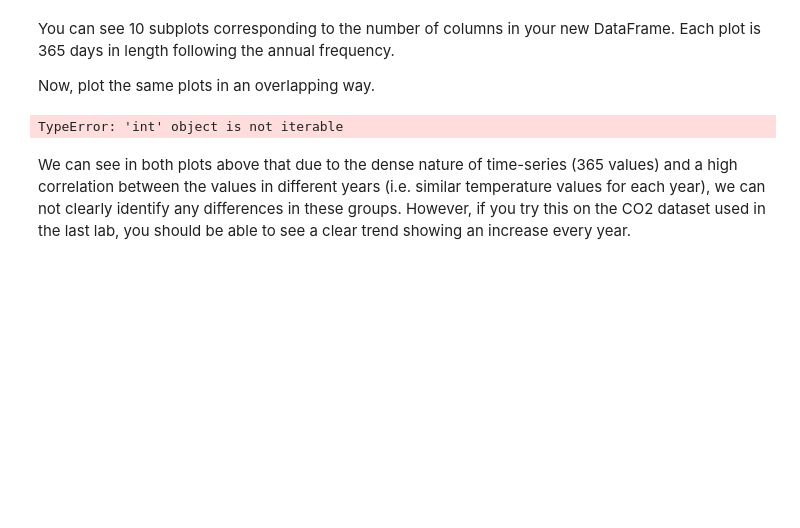
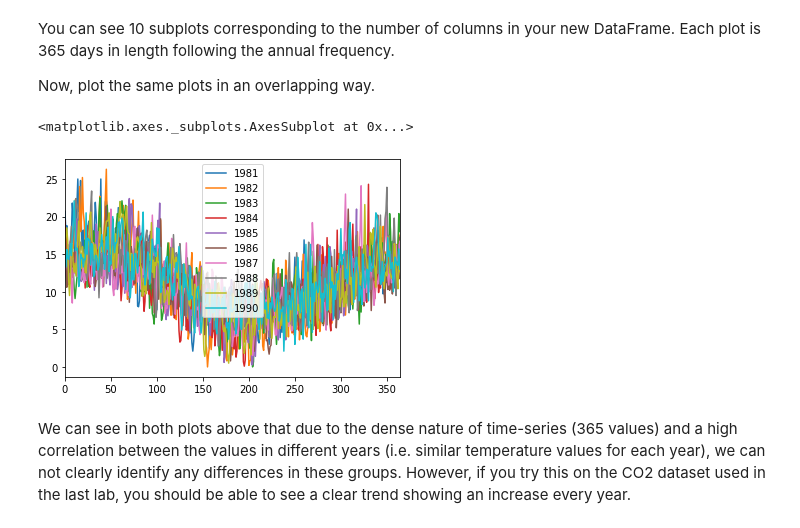
Before and after one commit to kathrinv/dsc-visualizing-time-series-data-lab-nyc-ds-082619, a Jupyter notebook: index.ipynb, the cells around one changed output. Saved outputs shown, nothing was run; the diff lists cells and outputs as text; code cells hidden in the pictures; blank space fills up the shorter version.

```diff
--- a/index.ipynb
+++ b/index.ipynb
@@ -103,11 +103,11 @@ temp_annual.plot(figsize = (22, 15), subplots=True);
 You can see 10 subplots corresponding to the number of columns in your new DataFrame. Each plot is 365 days in length following the annual frequency.
 
 Now, plot the same plots in an overlapping way.
-# %%
-for yr, group in temp_annual:
-    plt.plot(group.values.ravel())
-# %% [output]
-TypeError: 'int' object is not iterable
+# %%
+temp_annual.plot()
+# %% [output]
+<matplotlib.axes._subplots.AxesSubplot at 0x...>
+[figure, added]
 # %% [markdown]
 We can see in both plots above that due to the dense nature of time-series (365 values) and a high correlation between the values in different years (i.e. similar temperature values for each year), we can not clearly identify any differences in these groups. However, if you try this on the CO2 dataset used in the last lab, you should be able to see a clear trend showing an increase every year.
 # %% [markdown]
```
